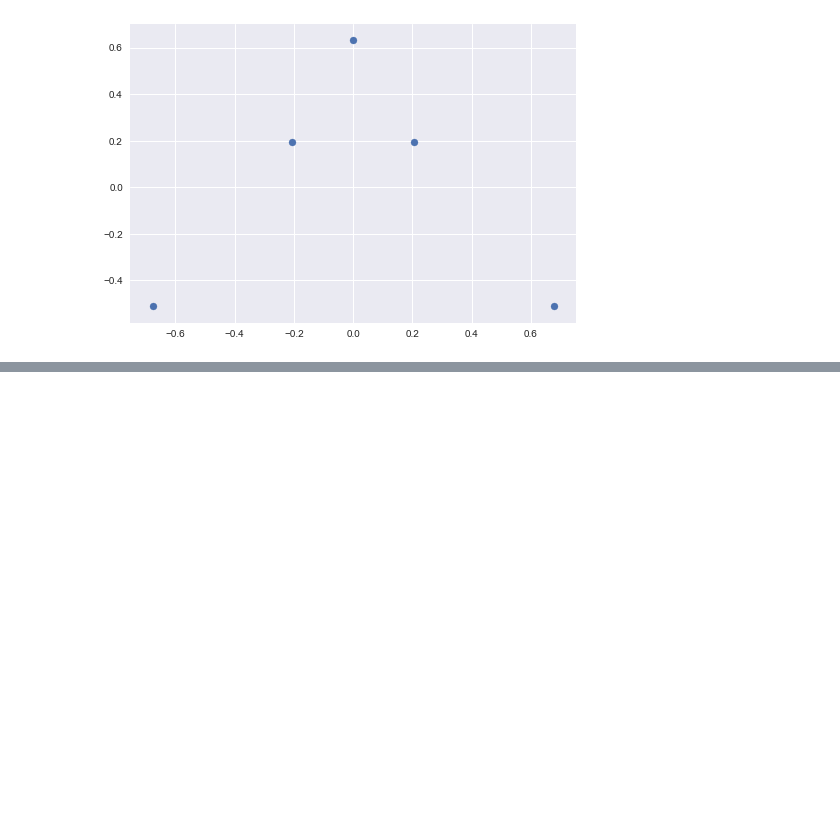
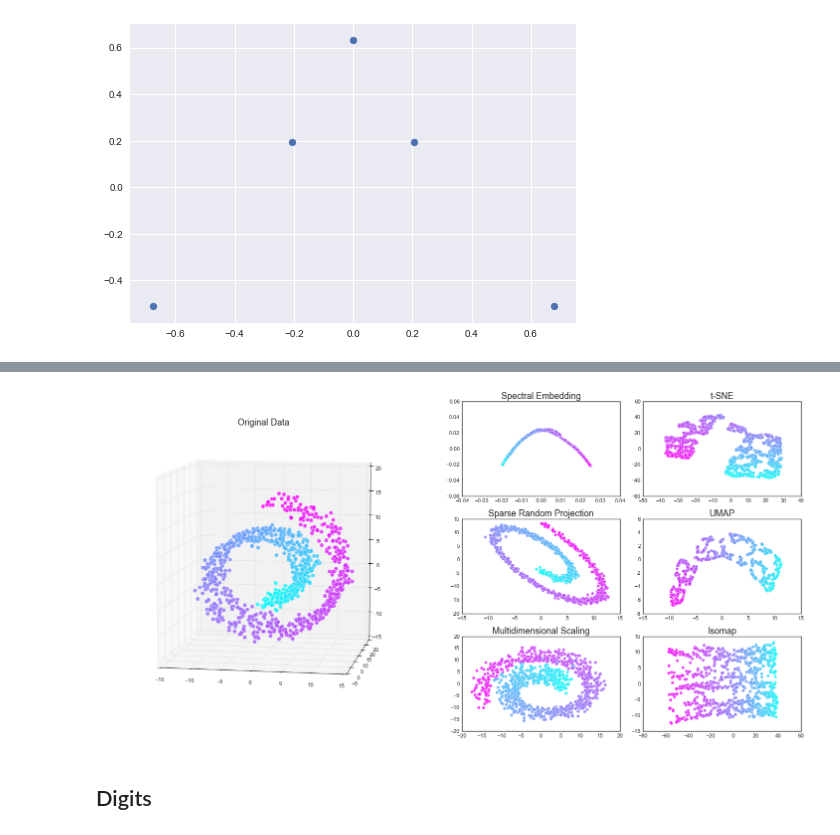
Before and after one commit to milesaturpin/math-with-python, a Jupyter notebook: high-dim-data.ipynb, the cells around one changed output, grey strips where cells are left out. Drawn from its saved outputs; the diff is of its cells as text; code cells hidden in the pictures; blank space fills up the shorter version.

```diff
--- a/high-dim-data.ipynb
+++ b/high-dim-data.ipynb
@@ -146,0 +220,9 @@ plt.scatter(eigvects[:,0], eigvects[:,1] )
+# %%
+tsne = TSNE(
+    n_components=2,
+    #n_neighbors=10,
+);
+tsne_data = tsne.fit_transform(raw_data)
+# %%
+umap_obj = UMAP()
+umap_data = umap_obj.fit_transform(raw_data)
@@ -146,0 +232,24 @@ plt.scatter(eigvects[:,0], eigvects[:,1] )
+# %%
+srp = SparseRandomProjection(n_components=2)
+srp_data = srp.fit_transform(raw_data)
+# %%
+mds = MDS()
+mds_data = mds.fit_transform(raw_data)
+# %%
+graph_swiss_roll_embeddings(
+    raw_data, manifold_distance,
+    {'Spectral Embedding': spectral_data,
+     #'Polar Embedding': polar_data,
+
+     #'Locally Linear Embedding': lle_data,
+     'Sparse Random Projection': srp_data,
+     'Multidimensional Scaling': mds_data,
+     't-SNE': tsne_data,
+     'UMAP': umap_data,
+     'Isomap': isomap_data,
+    }
+);
+# %% [output]
+[figure, added]
+# %% [markdown]
+## Digits
```
Also changed, not shown: parts of 49 cells of this notebook, 5 other files.
